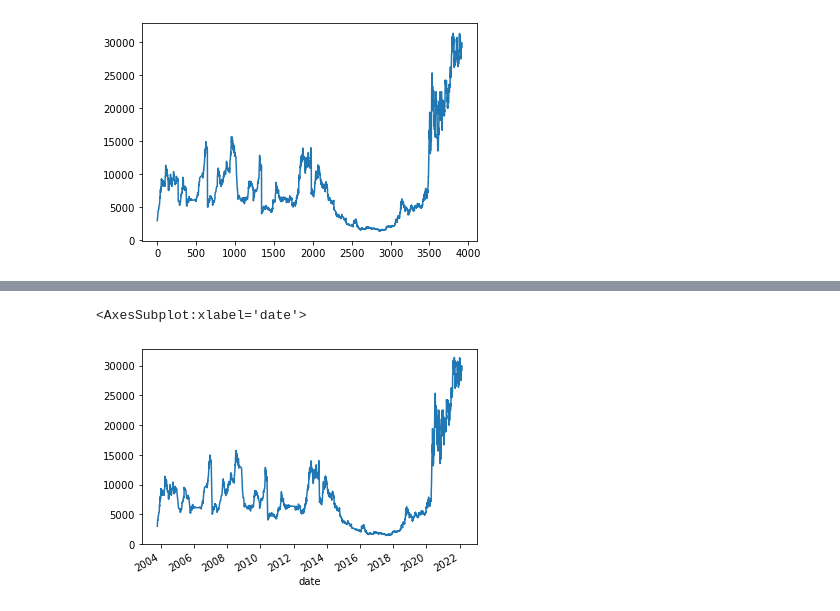
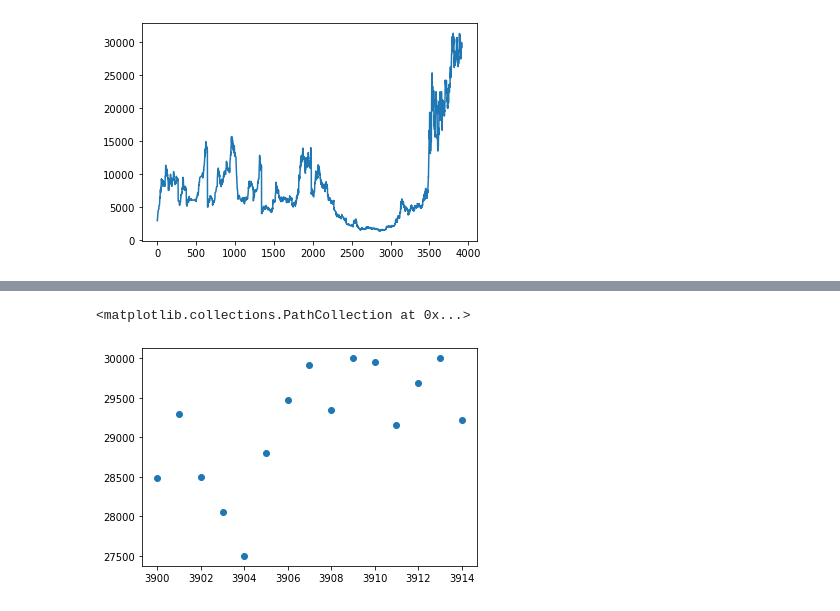
Before and after one commit to heidaralavi/Stock-Pred, a Jupyter notebook: Importing data from Tse.ipynb, the cells around one changed output, grey strips where cells are left out. Drawn from its saved outputs; the diff is of its cells as text; code cells hidden in the pictures.

```diff
--- a/Importing data from Tse.ipynb
+++ b/Importing data from Tse.ipynb
@@ -5,7 +5,7 @@ import pytse_client as tse
 import matplotlib.pyplot as plt
 import pandas as pd
 # %%
-data = tse.download(symbols=["وبملت", "کچاد"])
+data = tse.download(symbols=["وبملت", "کچاد"],include_jdate= True,)
 # %%
 df=data['کچاد']
 # %%
@@ -60,12 +61,12 @@ df
 
 df['date'] =  pd.to_datetime(df['date'], infer_datetime_format=True)
 # %%
-df.set_index('date',inplace=True)
+#df.set_index('date',inplace=True)
 # %%
-df['open'].plot()
+plt.scatter(x=df.index[-15:] , y=df.open[-15:] )
 # %% [output]
-<AxesSubplot:xlabel='date'>
+<matplotlib.collections.PathCollection at 0x...>
-[figure, old version]
+[figure, new version]
 # %%
 df['new']=df['open'].shift(periods=3)
 # %%
```
Also changed, not shown: parts of 3 cells of this notebook.
